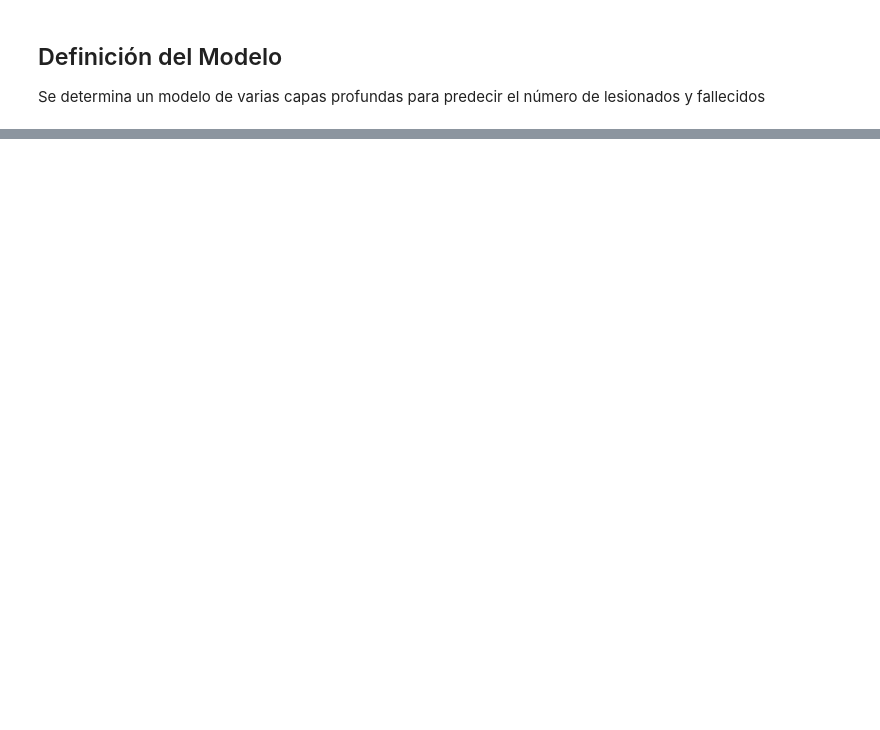
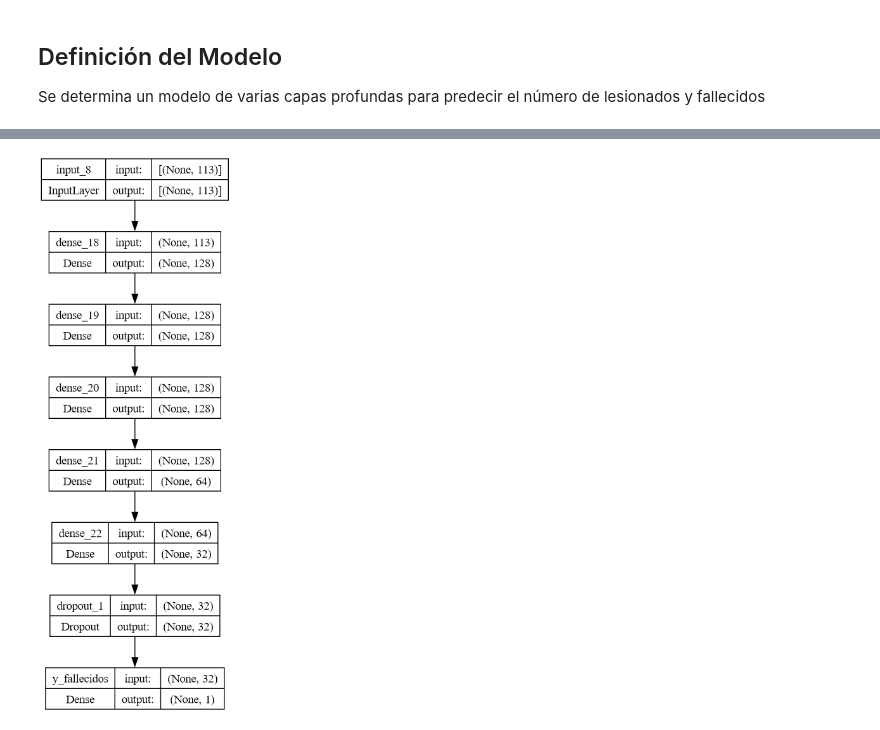
Before and after one commit to LeninGF/ant_accidentes_ml, a Jupyter notebook: classification.ipynb, the cells around one changed output, grey strips where cells are left out. Cells and saved outputs as stored; diff of their text form; code cells hidden in the pictures; blank space fills up the shorter version.

```diff
--- a/classification.ipynb
+++ b/classification.ipynb
@@ -568,0 +604,5 @@ plot_model(regression_model, show_shapes=True)
+# %%
+from tensorflow.keras.utils import plot_model
+plot_model(regression_fallecidos_model, show_shapes=True)
+# %% [output]
+[figure, added]
```
Also changed, not shown: parts of 23 cells of this notebook.
